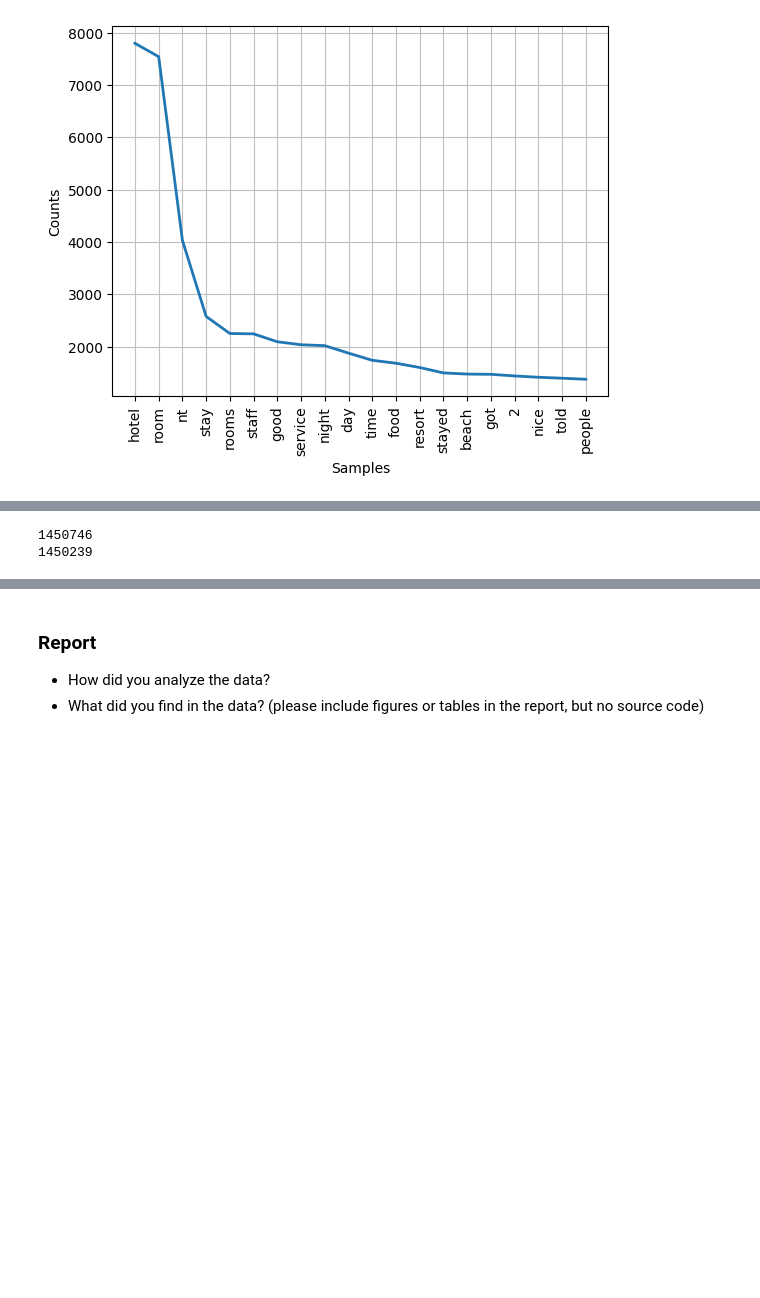
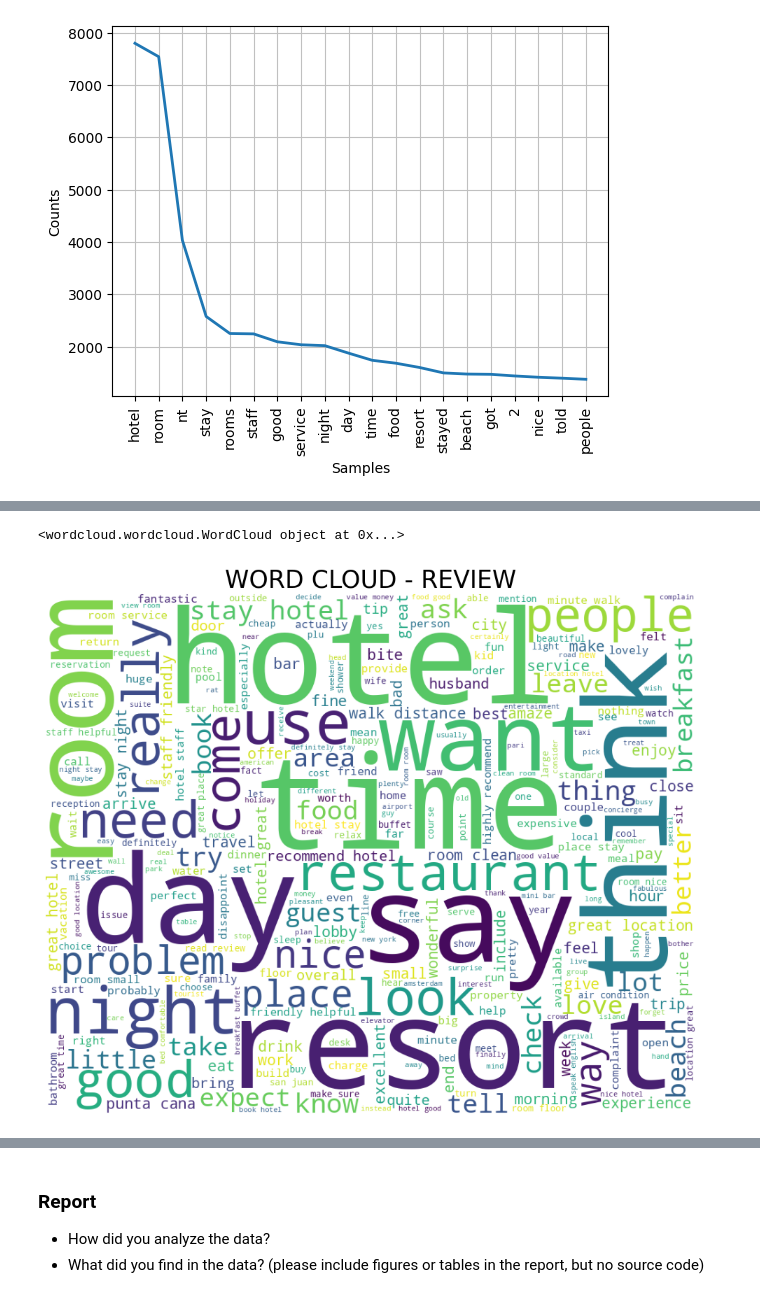
Before and after one commit to MOOwuttichai/project_dataWDkku, a Jupyter notebook: Project1_66_backup.ipynb, the cells around one changed output, grey strips where cells are left out. Cells and saved outputs as stored; diff of their text form; code cells hidden in the pictures; blank space fills up the shorter version.

```diff
--- a/Project1_66_backup.ipynb
+++ b/Project1_66_backup.ipynb
@@ -465,0 +546,58 @@ print(" ")
+# %%
+reviews['Review_low'] = reviews['Review'].str.lower()
+#--------------------------------------------------------------
+def remove_punctuations_numbers(inputs):
+    return re.sub(r'[^a-zA-Z]', ' ', inputs)
+reviews['Review_r_p'] = reviews['Review'].apply(remove_punctuations_numbers)
+#--------------------------------------------------------------
+def tokenization(inputs):  # Ref.1
+    return word_tokenize(inputs)
+reviews['text_tokenized'] = reviews['Review_r_p'].apply(tokenization)
+reviews['text_tokenized'].head()
+#--------------------------------------------------------------
+stop_words = set(stopwords.words('english'))
+stop_words.remove('not')
+def stopwords_remove(inputs):  # Ref.2
+    return [k for k in inputs if k not in stop_words]
+reviews['text_stop'] = reviews['text_tokenized'].apply(stopwords_remove)
+reviews['text_stop'].head()
+#-------------------------------------------------------------
+lemmatizer = WordNetLemmatizer()
+def lemmatization(inputs):  # Ref.1
+    return [lemmatizer.lemmatize(word=kk, pos='v') for kk in inputs]
+reviews['text_lemmatized'] = reviews['text_stop'].apply(lemmatization)
+reviews['text_lemmatized'].head()
+#---------------------------------------------------------------------
+def remove_less_than_2(inputs):  # Ref.1
+    return [j for j in inputs if len(j) > 2]
+reviews['final'] = reviews['text_lemmatized'].apply(remove_less_than_2)
+#------------------------------------------------------------------------
+reviews['final'] = reviews['final'].str.join(' ')
+reviews['final'].head()
+#--------------------------------------------------------------------------
+mostUsedWords = reviews['final'].str.split(expand=True).stack().value_counts()
+mostUsedWords_top200 = mostUsedWords[:200]
+
+fig = px.treemap(mostUsedWords_top200, path=[mostUsedWords_top200.index], values=0)
+fig.update_layout(title_text='Most 200 Used Words the Dataset (Post Cleaning)',
+                  title_x=0.5, title_font=dict(size=20)
+                  )
+fig.update_traces(textinfo="label+value")
+fig.show()
+#----------------------------------------------------------------------------
+wordcloud = WordCloud(
+    background_color='white',
+    stopwords=new_my_stopwords,
+    max_words=300,
+    max_font_size=200,
+    width=1000, height=800,
+    random_state=42,
+).generate(" ".join(reviews['final'].astype(str)))
+
+print(wordcloud)
+fig = plt.figure(figsize = (12,14))
+plt.imshow(wordcloud)
+plt.title("WORD CLOUD - REVIEW",fontsize=25)
+plt.axis('off')
+plt.show()
+# %% [output]
@@ -465,0 +605,2 @@ print(" ")
+<wordcloud.wordcloud.WordCloud object at 0x...>
+[figure, added]
@@ -466,6 +609,3 @@ print(" ")
 # %%
-print(len(N2_clean_P_tokens))
-print(len(N3_clean_P_tokens))
+#print(len(N2_clean_P_tokens))
+#print(len(N3_clean_P_tokens))
-# %% [output]
-1450746
-1450239
```
Also changed, not shown: parts of 13 cells of this notebook.
